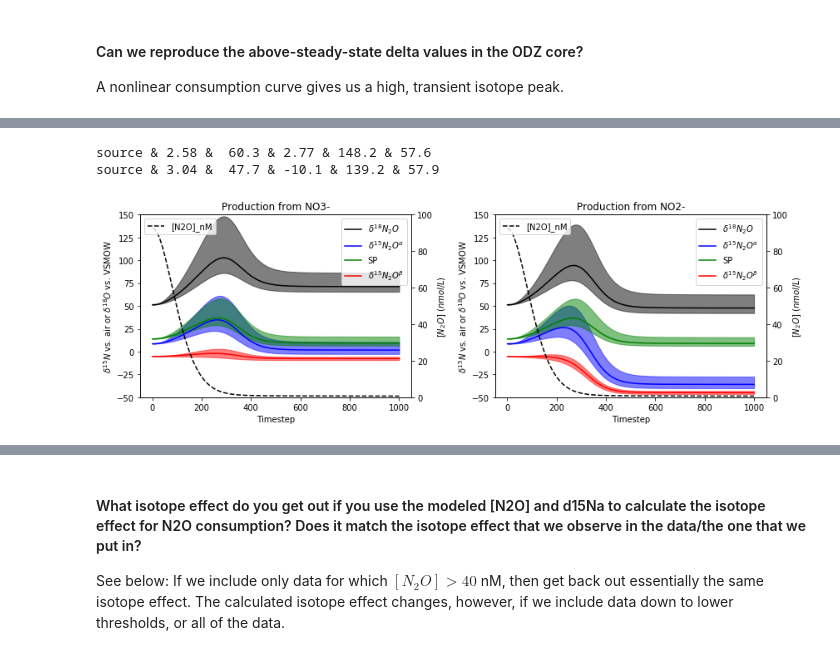
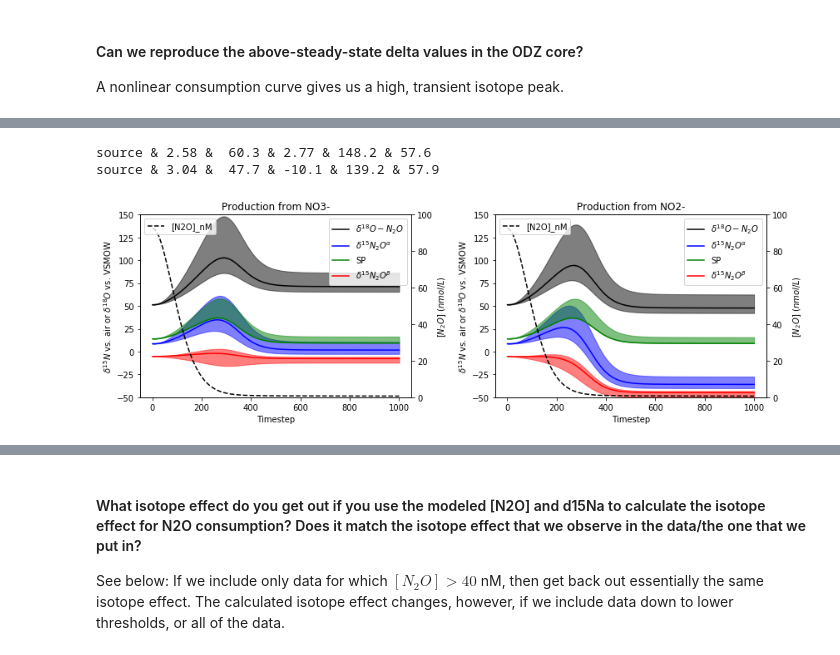
Before and after one commit to ckelly314/N2O_forward_model, a Jupyter notebook: 200413 forward model v4.ipynb, the cells around one changed output, grey strips where cells are left out. Drawn from its saved outputs; the diff is of its cells as text; code cells hidden in the pictures.

```diff
--- a/200413 forward model v4.ipynb
+++ b/200413 forward model v4.ipynb
@@ -159,8 +159,9 @@ plotter1 = output1[output1.index<c_val]
 plotter2 = output2[output2.index<c_val]
 
 params = ['d15N2Ob','d15N2Oa','d18N2O']
+labels = [r'$\delta^{15}N_2O^{\beta}$',r'$\delta^{15}N_2O^{\alpha}$',r'$\delta^{18}O-N_2O$']
 
-for p in params:
+for p, label in zip(params, labels):
 
     fig, ax = plt.subplots(1,1, figsize=(4,3))
 
@@ -200,7 +201,7 @@ for p in params:
     textstr = 'b={:2.2}$\pm${:2.2}$\perthousand$\n$r^2$={:.2}\np<0.001'.format(b, berr, rsq)
     ax.text(0.5, 0.05, textstr, transform=ax.transAxes,color='r',
             horizontalalignment='center', verticalalignment='bottom', fontweight='bold')
-    ax.set_ylabel(p)
+    ax.set_ylabel(label)
     ax.set_xlabel('1/[$N_2O$]')
 
     linx = np.linspace(x_init.min(),x_init.max())
@@ -312,7 +313,7 @@ times = np.array(list(range(1,T+1)))
 
 fig, ax = plt.subplots(1,1, figsize=(6,4))
 
-ax.plot(times,output2.d18N2O,color='k',label=r'$\delta^{18}N_2O$')
+ax.plot(times,output2.d18N2O,color='k',label=r'$\delta^{18}O-N_2O$')
 ax.fill_between(times, output3.d18N2O, output1.d18N2O,
                 color='k',alpha=0.5,label=None)
 
@@ -328,13 +329,13 @@ ax.plot(times,output2.d15N2Ob,color='r',label=r'$\delta^{15}N_2O^{\beta}$')
 ax.fill_between(times, output3.d15N2Ob, output1.d15N2Ob,
                 color='r',alpha=0.5,label=None)
 
-ax.set_ylabel(r'$\delta^{15}N$ vs. air or $\delta^{18}O$ vs. VSMOW')
+ax.set_ylabel(r'$\delta^{15}N$ vs. air or $\delta^{18}O$ vs. VSMOW ($\perthousand$)')
 ax.set_xlabel('Timestep')
 ax.legend()
 
 ax2 = ax.twinx()
 
-ax2.plot(times,output2['[N2O]_nM'],color='k', linestyle='--')
+ax2.plot(times,output2['[N2O]_nM'],color='k', linestyle='--', label ='$[N_2O]$')
 ax2.set_ylabel(r'$[N_2O]\ (nmol/L)$')
 ax2.legend(loc=2)
 
@@ -357,7 +453,7 @@ output2[output2.d18N2O == output2.d18N2O.max()]
 saveout = pd.DataFrame([],columns=['[NO3-]_uM', 'd15NO3-', 'd18NO3-', '[NO2-]_uM', 'd15NO2-', 'd18NO2-',
        '[N2O]_nM', 'd15N2Oa', 'd15N2Ob', 'd18N2O', 'SP'])
 
-alphas1 = [22.,6.6,  22.,0., 24.,12.,-2.,10.9, 10.,1.0]
+alphas1 = [22.,6.6,  22.,-3., 24.,12.,-2.,10.9, 10.,1.0]
 alphas2 = [22.,10.89,22.,1.6,24.,12.,-2.,16.22,10.,1.0]
 alphas3 = [22.,19.8, 22.,3.4,24.,12.,-2.,30.5, 10.,1.0]
 
@@ -392,7 +488,7 @@ for count, s in enumerate(['NO3-','NO2-']):
 
     ax = axlist[count]
 
-    ax.plot(times,output2.d18N2O,color='k',label=r'$\delta^{18}N_2O$')
+    ax.plot(times,output2.d18N2O,color='k',label=r'$\delta^{18}O-N_2O$')
     ax.fill_between(times, output3.d18N2O, output1.d18N2O,
                     color='k',alpha=0.5,label=None)
 
@@ -414,32 +510,32 @@ for count, s in enumerate(['NO3-','NO2-']):
     ax.set_ylim([-50,150])
     #ax.axhline(50)
 
     ax2 = ax.twinx()
 
     ax2.plot(times,output2['[N2O]_nM'],color='k', linestyle='--')
     ax2.set_ylabel(r'$[N_2O]\ (nmol/L)$')
     ax2.legend(loc=2)
 
     ax2.legend(loc=2)
     ax2.set_title(r'Production from %s' % s)
     ax2.set_ylim([0,100])
 
     s1 = output1[output1.d18N2O == output1.d18N2O.max()]
     s2 = output2[output2.d18N2O == output2.d18N2O.max()]
     s3 = output3[output3.d18N2O == output3.d18N2O.max()]
 
     print('source & {:3.3} &  {:3.3} & {:3.3} & {:4.4} & {:3.3}'.format(float(s3['[N2O]_nM']),
                                                                    float(s3['d15N2Oa']),
                                                                    float(s3['d15N2Ob']),
                                                                    float(s3['d18N2O']),
                                                                    float(s3['SP'])))
 
     saveout = saveout.append(output3[output3.d18N2O == output3.d18N2O.max()])
 
 plt.tight_layout()
 
-plt.savefig('Figures/ODZ/200323 forward model with production.pdf')
+plt.savefig('Figures/ODZ/200323 forward model inverse beta.pdf')
 # %% [output]
 source & 2.58 &  60.3 & 2.77 & 148.2 & 57.6
 source & 3.04 &  47.7 & -10.1 & 139.2 & 57.9
-[figure, old version]
+[figure, new version]
```
Also changed, not shown: parts of 9 cells of this notebook, 19 other files.
